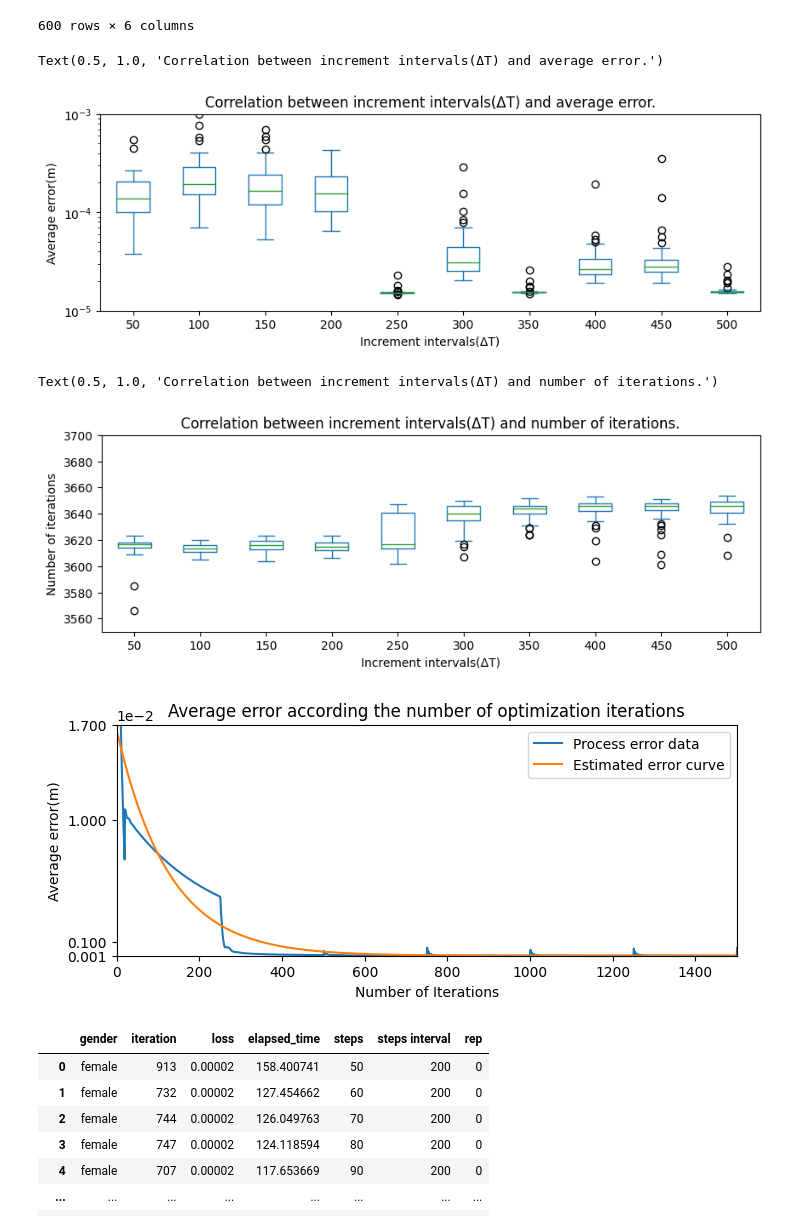
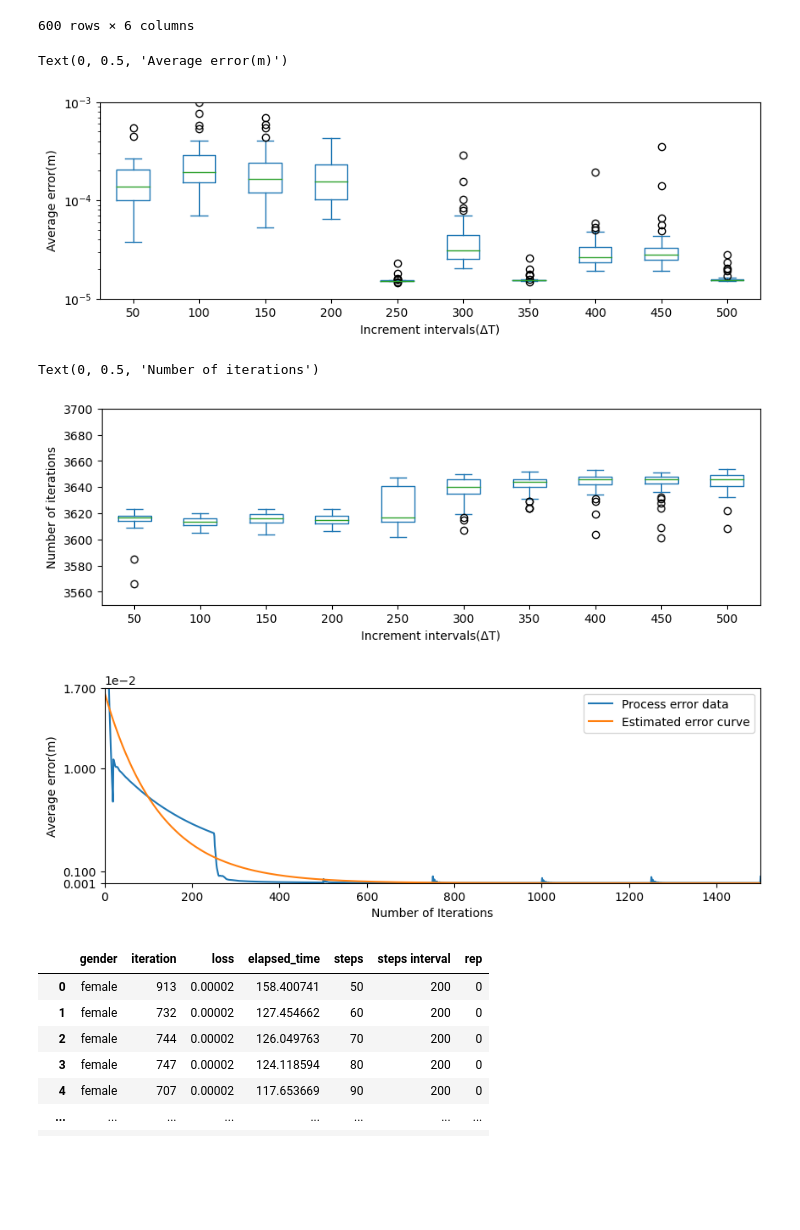
Before and after one commit to wesferr/measure_project, a Jupyter notebook: exp/fit_result.ipynb, the cells around one changed output. Cells and saved outputs as stored; diff of their text form; code cells hidden in the pictures; blank space fills up the shorter version.

```diff
--- a/exp/fit_result.ipynb
+++ b/exp/fit_result.ipynb
@@ -38,23 +38,23 @@ loss_steps_df
 # %%
 loss_steps_table = loss_steps_df.pivot(columns='steps', index='steps interval', values='loss')
 
 
 ax = loss_steps_table.T.plot(kind='box', ylim=[1e-5, 1e-3], logy=True, figsize=(10,3))
 ax.set_xlabel("Increment intervals(ΔT)")
 ax.set_ylabel("Average error(m)")
-ax.set_title("Correlation between increment intervals(ΔT) and average error.")
+#ax.set_title("Correlation between increment intervals(ΔT) and average error.")e
 # %% [output]
-Text(0.5, 1.0, 'Correlation between increment intervals(ΔT) and average error.')
+Text(0, 0.5, 'Average error(m)')
-[figure, old version]
+[figure, new version]
 # %%
 time_steps_table = loss_steps_df.pivot(columns='steps', index='steps interval', values='iteration')
 ax = time_steps_table.T.plot(kind='box', ylim=[3550, 3700], figsize=(10,3))
 ax.set_xlabel("Increment intervals(ΔT)")
 ax.set_ylabel("Number of iterations")
-ax.set_title("Correlation between increment intervals(ΔT) and number of iterations.")
+#ax.set_title("Correlation between increment intervals(ΔT) and number of iterations.")
 # %% [output]
-Text(0.5, 1.0, 'Correlation between increment intervals(ΔT) and number of iterations.')
+Text(0, 0.5, 'Number of iterations')
-[figure, old version]
+[figure, new version]
 # %%
 def exponential_function(x,a,b,c):
     return a*np.exp(-b*x) + c
@@ -64,7 +64,7 @@ x = loss_by_steps.index/1000
 y = loss_by_steps.mean(axis=1)
 fitting_parameters, _ = spo.curve_fit(exponential_function, x.to_numpy(), y.to_numpy())
 
-fig, axe = plt.subplots(1, figsize=(8, 3))
+fig, axe = plt.subplots(1, figsize=(10, 3))
 
 fitted_y = exponential_function(x, *fitting_parameters)
 fitted_y -= fitted_y.min()
@@ -80,10 +80,10 @@ axe.set_xlabel("Number of Iterations")
 axe.set_ylabel("Average error(m)")
 axe.set_yticks((1e-5, 1e-3, 1e-2, 1.7e-2))
 axe.ticklabel_format(axis="y", style="scientific", scilimits=[-2, -5])
-axe.set_title("Average error according the number of optimization iterations")
+#axe.set_title("Average error according the number of optimization iterations")
 plt.show()
 # %% [output]
-[figure, old version]
+[figure, new version]
 # %%
 loss_steps_df = pd.read_csv("status_data_4.csv", index_col=0)
 time_to_goal = loss_steps_df.pivot(columns='steps', index=['steps interval', 'rep'], values='iteration')
```
Also changed, not shown: parts of 4 cells of this notebook, 4 other files.
